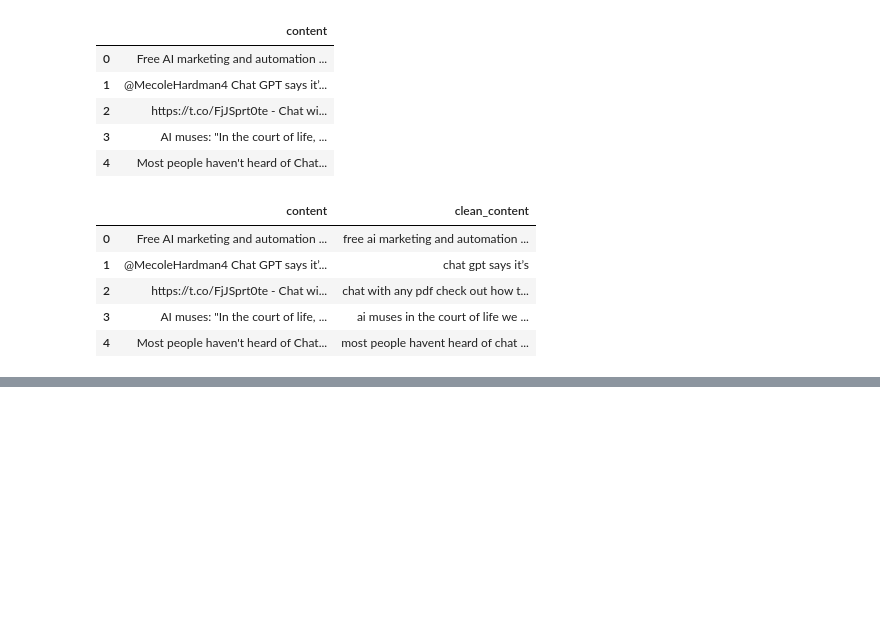
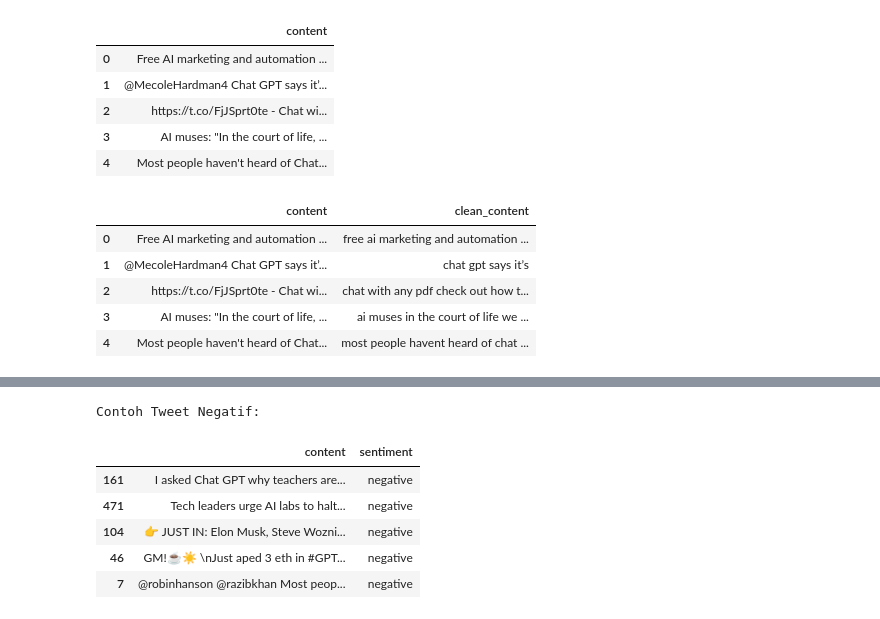
Before and after one commit to Riz2693/Eksperimen-TensorFlow, a Jupyter notebook: Labelling_Transformers.ipynb, the cells around one changed output, grey strips where cells are left out. Drawn from its saved outputs; the diff is of its cells as text; code cells hidden in the pictures; blank space fills up the shorter version.

```diff
--- a/Labelling_Transformers.ipynb
+++ b/Labelling_Transformers.ipynb
@@ -98,0 +140,11 @@ for text in df['clean_content']:
+# %%
+print("\nContoh Tweet Negatif:")
+display(negative_tweets[['content', 'sentiment']].sample(min(5, len(negative_tweets))))
+# %% [output]
+Contoh Tweet Negatif:
+|  | content | sentiment |
+| 161 | I asked Chat GPT why teachers are... | negative |
+| 471 | Tech leaders urge AI labs to halt... | negative |
+| 104 | 👉 JUST IN: Elon Musk, Steve Wozni... | negative |
+| 46 | GM!☕️☀️ \nJust aped 3 eth in #GPT... | negative |
+| 7 | @robinhanson @razibkhan Most peop... | negative |
```
Also changed, not shown: parts of 8 cells of this notebook.
